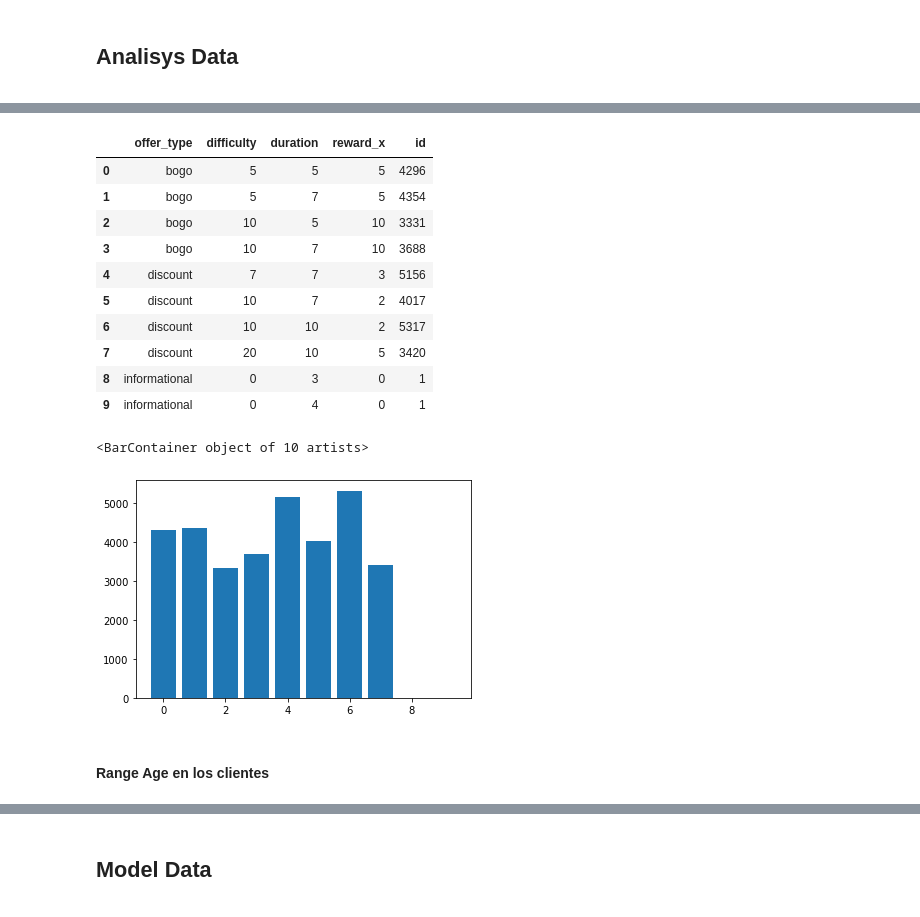
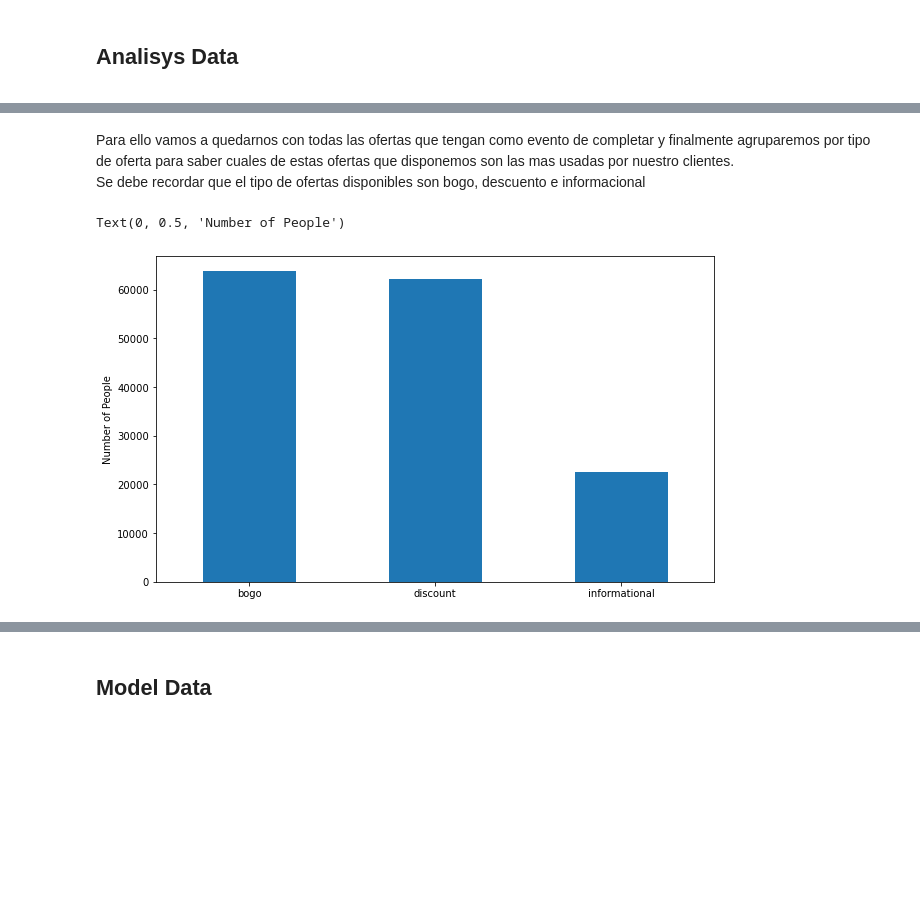
Before and after one commit to DaniMG95/Starbucks_Capstone, a Jupyter notebook: Starbucks_Capstone_notebook.ipynb, the cells around one changed output, grey strips where cells are left out. Drawn from its saved outputs; the diff is of its cells as text; code cells hidden in the pictures; blank space fills up the shorter version.

```diff
--- a/Starbucks_Capstone_notebook.ipynb
+++ b/Starbucks_Capstone_notebook.ipynb
@@ -315,29 +473,9 @@ portfolio
-# %%
-completed=transcript[transcript["event"]=="completed"]
-merge=pd.merge(portfolio,completed, left_on=['id'], right_on=['offer'], how='left')
-merge=merge.groupby(["offer_type","difficulty","duration","reward_x"]).count()["id"].reset_index()
-merge
-# %% [output]
-|  | offer_type | difficulty | duration | reward_x | id |
-| 0 | bogo | 5 | 5 | 5 | 4296 |
-| 1 | bogo | 5 | 7 | 5 | 4354 |
-| 2 | bogo | 10 | 5 | 10 | 3331 |
-| 3 | bogo | 10 | 7 | 10 | 3688 |
-| 4 | discount | 7 | 7 | 3 | 5156 |
-| 5 | discount | 10 | 7 | 2 | 4017 |
-| 6 | discount | 10 | 10 | 2 | 5317 |
-| 7 | discount | 20 | 10 | 5 | 3420 |
-| 8 | informational | 0 | 3 | 0 | 1 |
-| 9 | informational | 0 | 4 | 0 | 1 |
-# %%
-def func(row):
-    return row["offer_type"] +"_"+ str(row["difficulty"]) +"_"+ str(row["duration"])+"_"+ str(row["reward_x"])
-
-
-merge["name_offer"]=range(0,10)
-plt.bar(merge["name_offer"], merge["id"])
-# %% [output]
-<BarContainer object of 10 artists>
-[figure, removed]
-# %% [markdown]
-#### Range Age en los clientes
+# %% [markdown]
+Para ello vamos a quedarnos con todas las ofertas que tengan como evento de completar y finalmente agruparemos por tipo de oferta para saber cuales de estas ofertas que disponemos son las mas usadas por nuestro clientes.
+Se debe recordar que el tipo de ofertas disponibles son bogo, descuento e informacional
+# %%
+df.offer_type.value_counts().plot(kind='bar', rot=0, figsize=(10,6))
+plt.ylabel('Number of People')
+# %% [output]
+Text(0, 0.5, 'Number of People')
+[figure, added]
```
Also changed, not shown: parts of 62 cells of this notebook.
